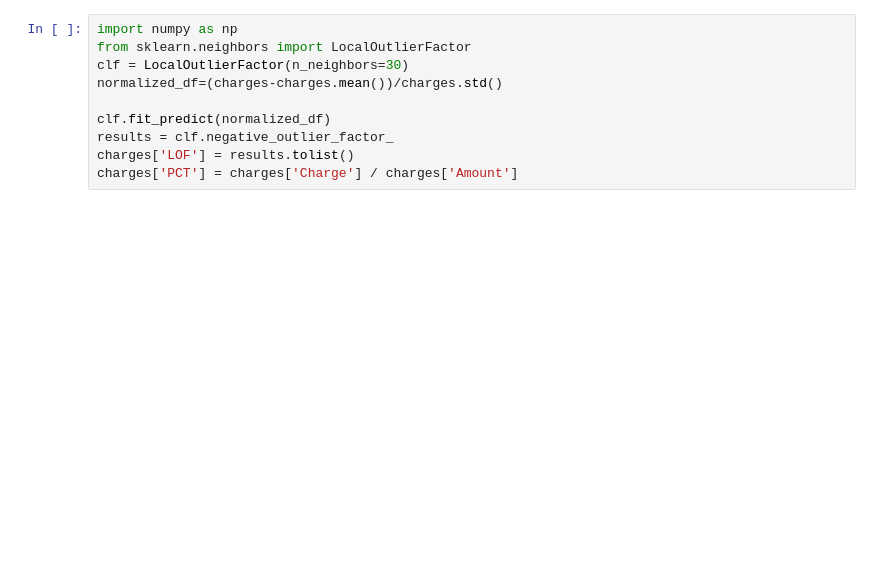
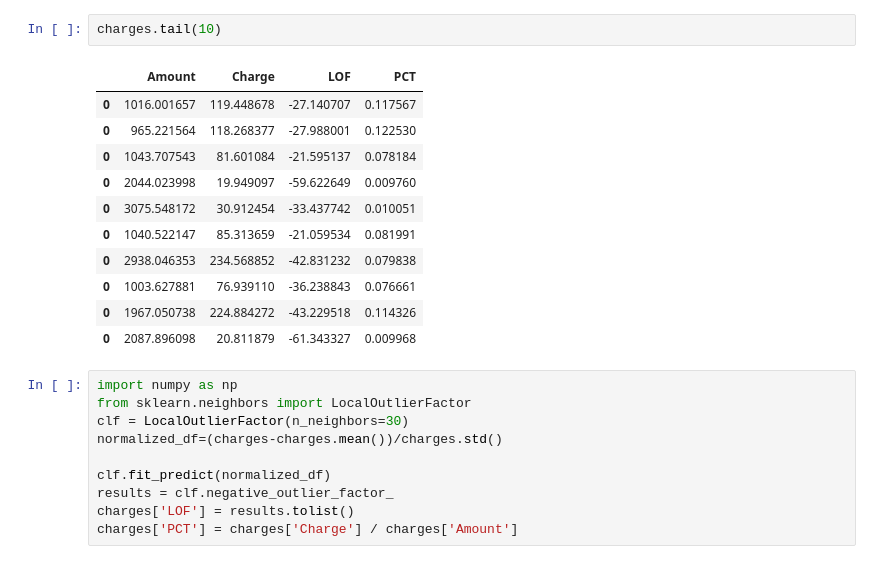
Before and after one commit to DLPY/Unsupervised-Learning-Session-2, a Jupyter notebook: Local_Outlier_Factor.ipynb, the cells around one changed output. Drawn from its saved outputs; the diff is of its cells as text; blank space fills up the shorter version.

```diff
--- a/Local_Outlier_Factor.ipynb
+++ b/Local_Outlier_Factor.ipynb
@@ -40,3 +38,17 @@ charges
+# %%
+charges.tail(10)
+# %% [output]
+|  | Amount | Charge | LOF | PCT |
+| 0 | 1016.001657 | 119.448678 | -27.140707 | 0.117567 |
+| 0 | 965.221564 | 118.268377 | -27.988001 | 0.122530 |
+| 0 | 1043.707543 | 81.601084 | -21.595137 | 0.078184 |
+| 0 | 2044.023998 | 19.949097 | -59.622649 | 0.009760 |
+| 0 | 3075.548172 | 30.912454 | -33.437742 | 0.010051 |
+| 0 | 1040.522147 | 85.313659 | -21.059534 | 0.081991 |
+| 0 | 2938.046353 | 234.568852 | -42.831232 | 0.079838 |
+| 0 | 1003.627881 | 76.939110 | -36.238843 | 0.076661 |
+| 0 | 1967.050738 | 224.884272 | -43.229518 | 0.114326 |
+| 0 | 2087.896098 | 20.811879 | -61.343327 | 0.009968 |
 # %%
 import numpy as np
 from sklearn.neighbors import LocalOutlierFactor
```
Also changed, not shown: parts of 4 cells of this notebook.
